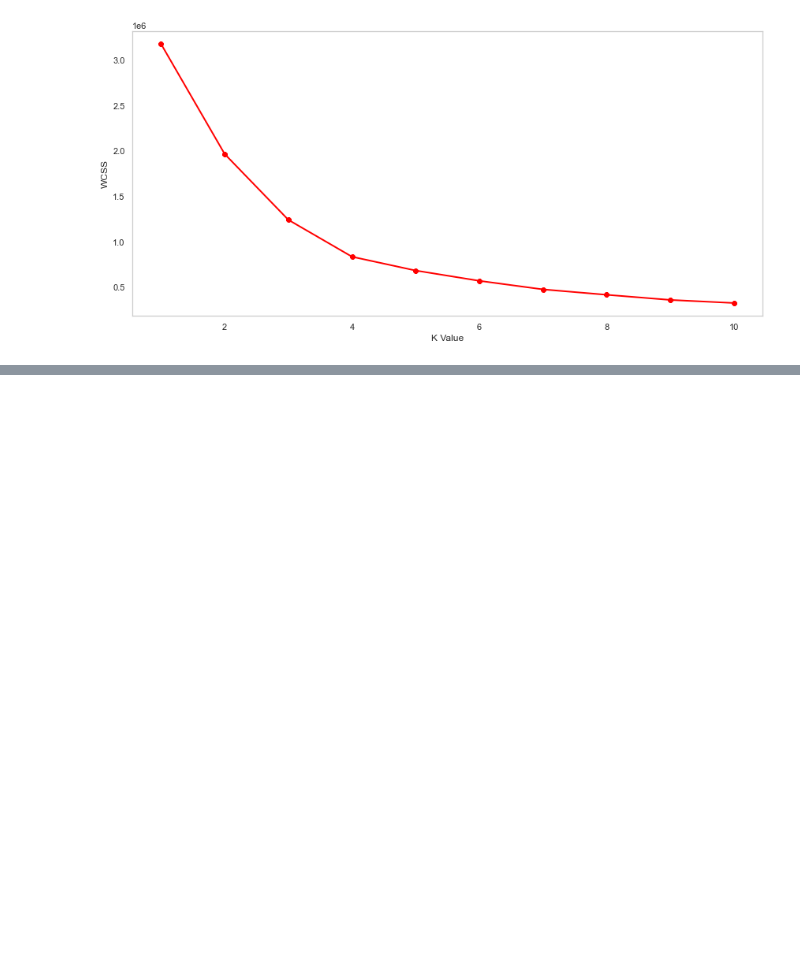
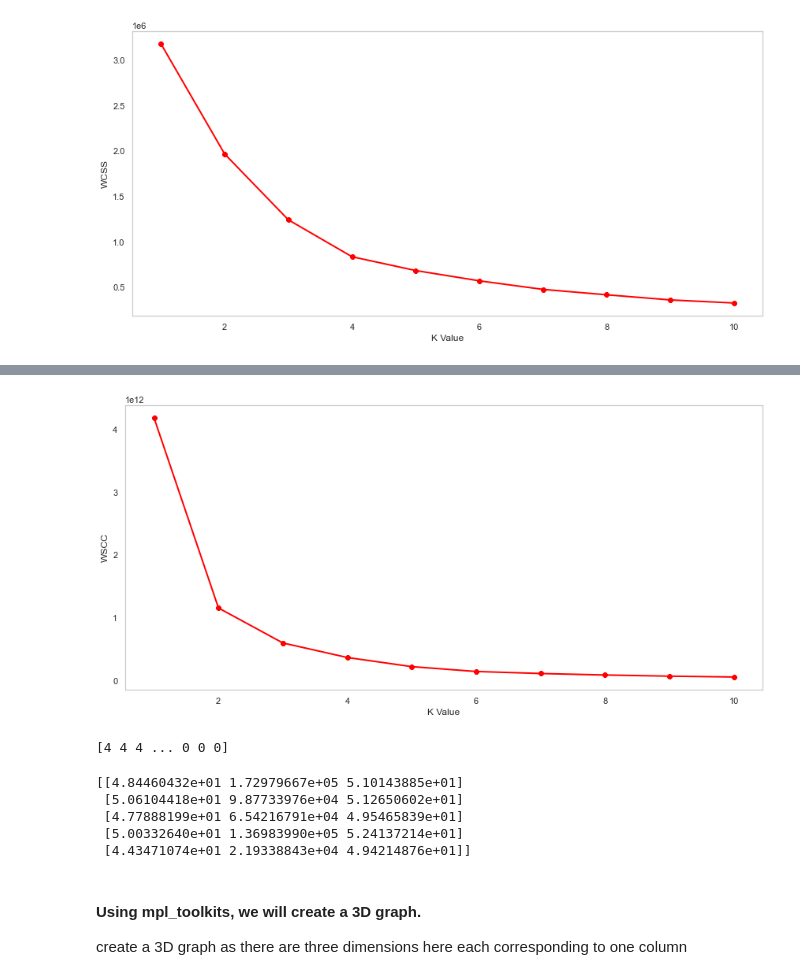
Before and after one commit to AiJared/Customer-Segmentation, a Jupyter notebook: Customer Segmentation.ipynb, the cells around one changed output, grey strips where cells are left out. Cells and saved outputs as stored; diff of their text form; code cells hidden in the pictures; blank space fills up the shorter version.

```diff
--- a/Customer Segmentation.ipynb
+++ b/Customer Segmentation.ipynb
@@ -455,0 +456,37 @@ plt.show()
+# %%
+# Creating clusters based on Age, Annual Income and Spending Score
+X3 = df.loc[:,["Age", "Annual Income ($)", "Spending Score (1-100)"]].values
+
+wcss = []
+for k in range(1,11):
+    kmeans = KMeans(n_clusters = k, init="k-means++")
+    kmeans.fit(X3)
+    wcss.append(kmeans.inertia_)
+
+plt.figure(figsize=(12,6))
+plt.grid()
+plt.plot(range(1,11), wcss, linewidth=2, color='red', marker='8')
+plt.xlabel("K Value")
+plt.ylabel("WSCC")
+save_fig("clusters-for-age-income-spending-score")
+plt.show()
+# %% [output]
+[figure, added]
+# %%
+kmeans = KMeans(n_clusters=5)
+labels = kmeans.fit_predict(X3)
+print(labels)
+# %% [output]
+[4 4 4 ... 0 0 0]
+# %%
+print(kmeans.cluster_centers_)
+# %% [output]
+[[4.84460432e+01 1.72979667e+05 5.10143885e+01]
+ [5.06104418e+01 9.87733976e+04 5.12650602e+01]
+ [4.77888199e+01 6.54216791e+04 4.95465839e+01]
+ [5.00332640e+01 1.36983990e+05 5.24137214e+01]
+ [4.43471074e+01 2.19338843e+04 4.94214876e+01]]
+# %% [markdown]
+#### Using mpl_toolkits, we will create a 3D graph.
+
+create a 3D graph as there are three dimensions here each corresponding to one column
```
Also changed, not shown: parts of 18 cells of this notebook, 2 other files.
